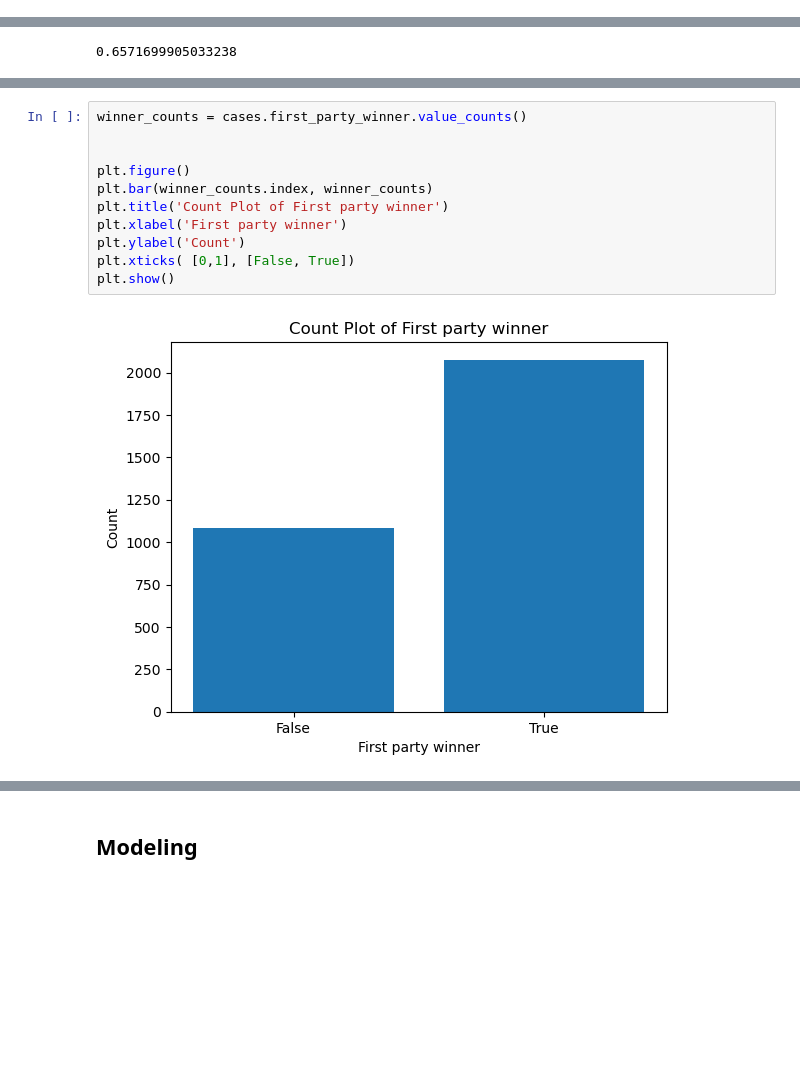
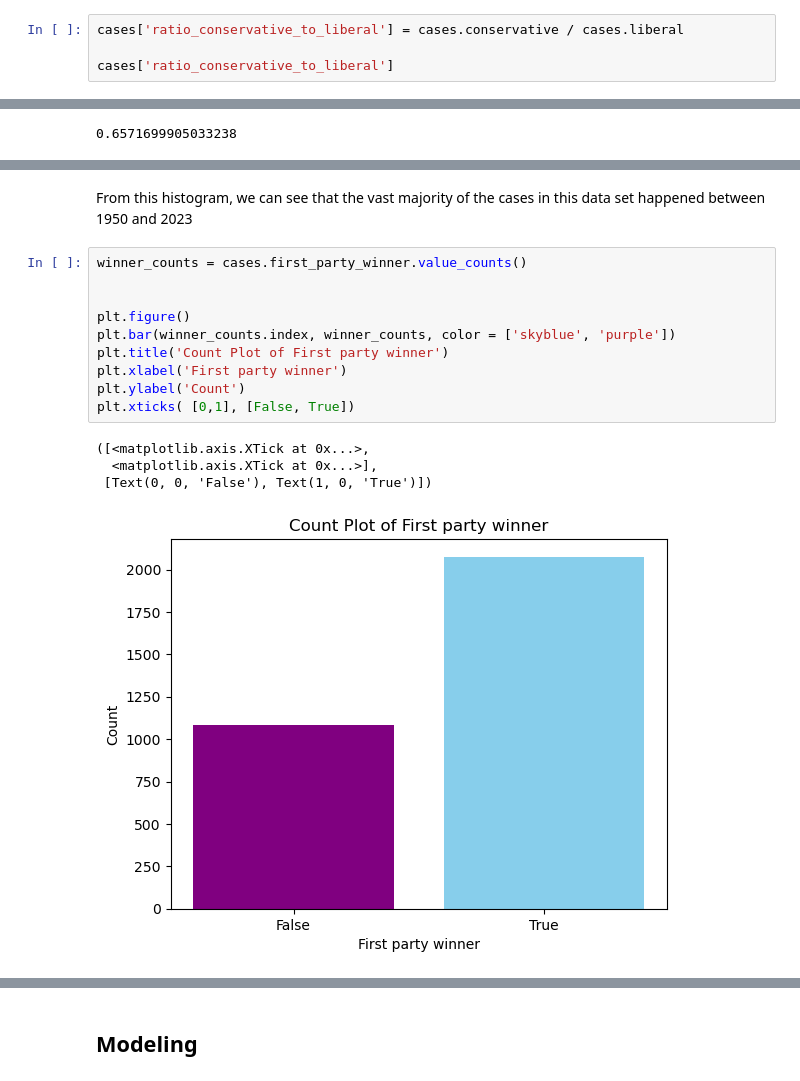
Before and after one commit to brandonowens24/Supreme_Court_Decisions, a Jupyter notebook: Notebook.ipynb, the cells around one changed output, grey strips where cells are left out. Drawn from its saved outputs; the diff is of its cells as text; blank space fills up the shorter version.

```diff
--- a/Notebook.ipynb
+++ b/Notebook.ipynb
@@ -222,3 +241,7 @@ Index(['name', 'term', 'first_party', 'second_party', 'facts', 'cleaned_facts',
       dtype='object')
 # %%
 cases['first_party_winner2'] = cases.first_party_winner.astype(int)
+# %%
+cases['ratio_conservative_to_liberal'] = cases.conservative / cases.liberal
+
+cases['ratio_conservative_to_liberal']
@@ -286,14 +323,18 @@ cases.term.hist()
+# %% [markdown]
+From this histogram, we can see that the vast majority of the cases in this data set happened between 1950 and 2023
 # %%
 winner_counts = cases.first_party_winner.value_counts()
 
 
 plt.figure()
-plt.bar(winner_counts.index, winner_counts)
+plt.bar(winner_counts.index, winner_counts, color = ['skyblue', 'purple'])
 plt.title('Count Plot of First party winner')
 plt.xlabel('First party winner')
 plt.ylabel('Count')
 plt.xticks( [0,1], [False, True])
-plt.show()
 # %% [output]
+([<matplotlib.axis.XTick at 0x...>,
+  <matplotlib.axis.XTick at 0x...>],
+ [Text(0, 0, 'False'), Text(1, 0, 'True')])
-[figure, old version]
+[figure, new version]
 # %%
```
Also changed, not shown: parts of 22 cells of this notebook.
